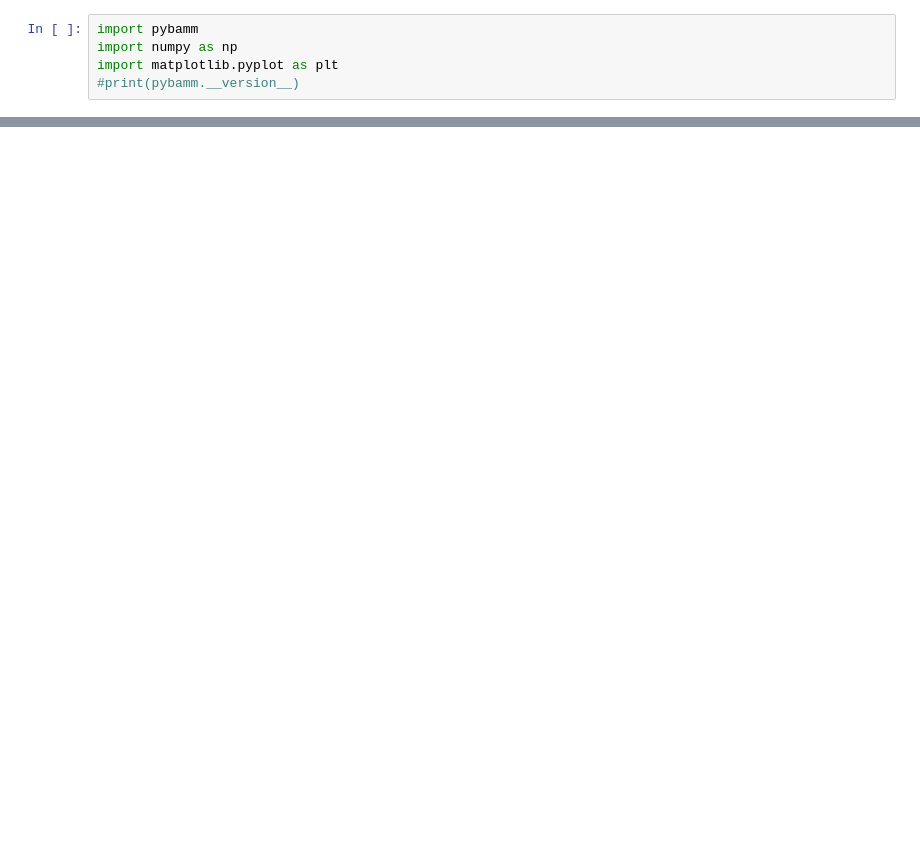
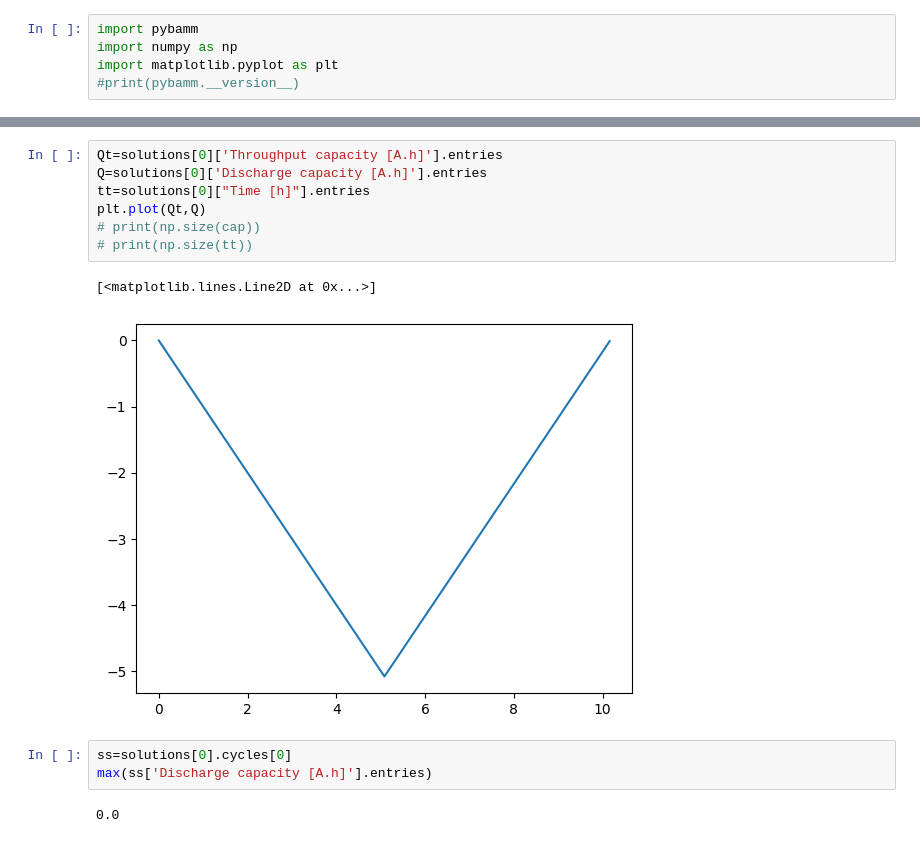
Before and after one commit to brosaplanella/formation, a Jupyter notebook: SEI_Models_thickness_Chen2020.ipynb, the cells around one changed output, grey strips where cells are left out. Drawn from its saved outputs; the diff is of its cells as text; blank space fills up the shorter version.

```diff
--- a/SEI_Models_thickness_Chen2020.ipynb
+++ b/SEI_Models_thickness_Chen2020.ipynb
@@ -67,3 +121,18 @@ interactive(children=(FloatSlider(value=0.0, description='t', max=161.2334068416
+# %%
+Qt=solutions[0]['Throughput capacity [A.h]'].entries
+Q=solutions[0]['Discharge capacity [A.h]'].entries
+tt=solutions[0]["Time [h]"].entries
+plt.plot(Qt,Q)
+# print(np.size(cap))
+# print(np.size(tt))
+# %% [output]
+[<matplotlib.lines.Line2D at 0x...>]
+[figure, added]
+# %%
+ss=solutions[0].cycles[0]
+max(ss['Discharge capacity [A.h]'].entries)
+# %% [output]
+0.0
 # %%
 for index in range(len(solutions)):
     tt=solutions[index]["Time [h]"].entries
```
Also changed, not shown: parts of 15 cells of this notebook, 2 other files.
